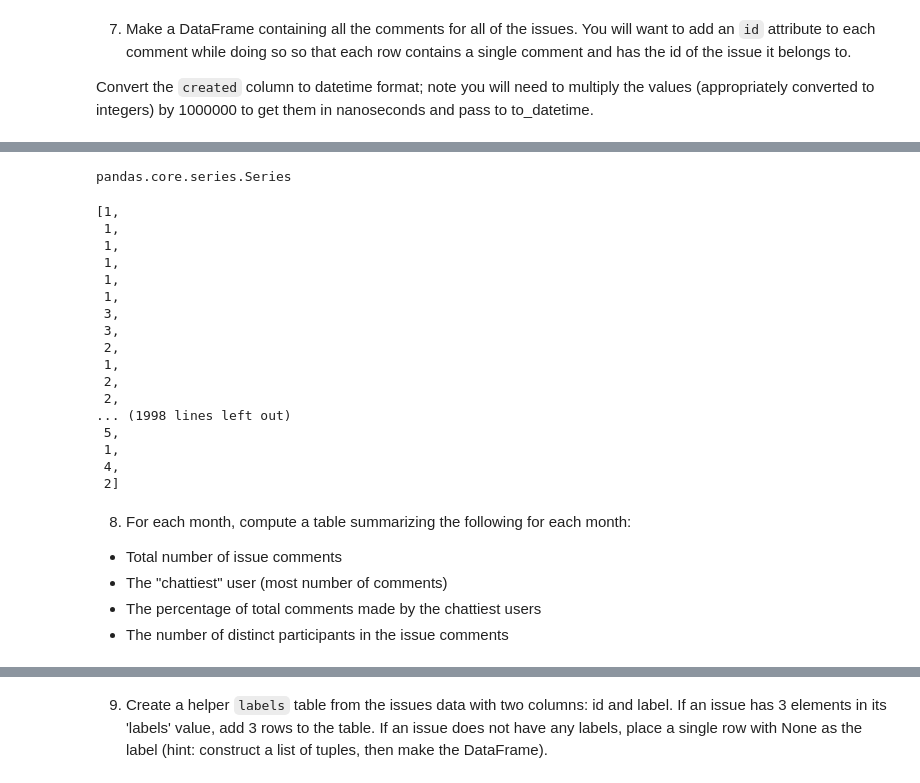
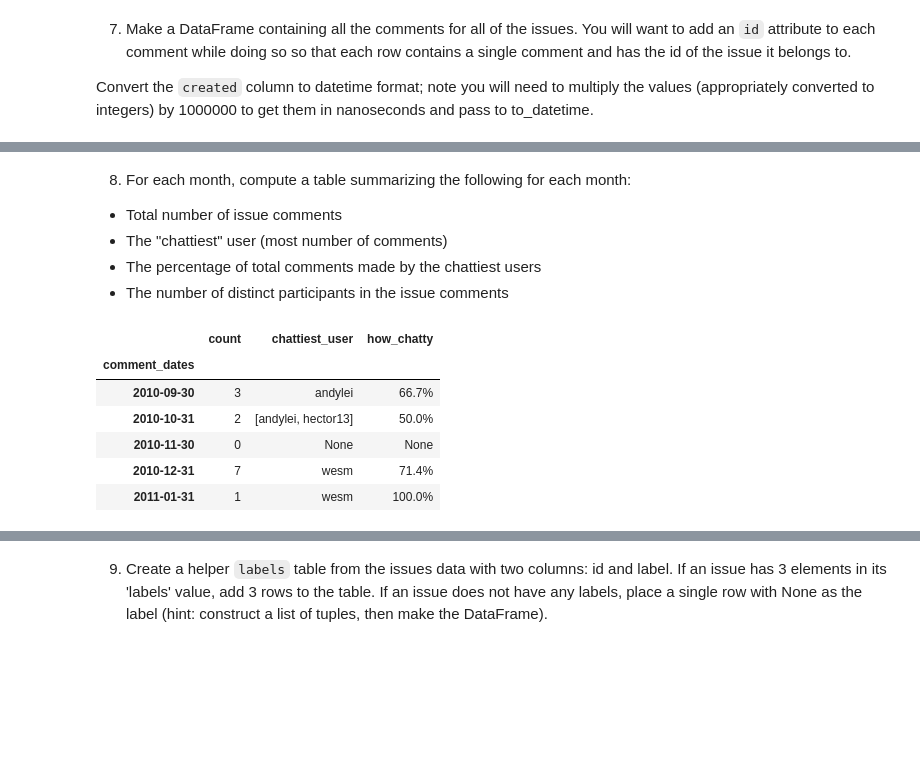
Before and after one commit to Phononic/Sean_Lubner_250HWs, a Jupyter notebook: hw7/hw7.ipynb, the cells around one changed output, grey strips where cells are left out. Drawn from its saved outputs; the diff is of its cells as text; code cells hidden in the pictures; blank space fills up the shorter version.

```diff
--- a/hw7/hw7.ipynb
+++ b/hw7/hw7.ipynb
@@ -163,12 +105,19 @@ df_raw2 = df_raw2[ [not x for x in df_raw2.id.duplicated()] ] # remove duplicate
 # list of issue creation times, extracted from comment
 comment_creations = []
 ids = []
-for my_id in df_raw2.id[:20]:
+users = []
+for my_id in df_raw2.id:
     for comment in df_raw2[df_raw2.id == my_id].comments.values[0]:
-        comment_creations.append(pd.to_datetime(int(comment['created'])*1000000))
+        comment_creations.append(pd.to_datetime(int(comment['created'])*1000000)) # do the conversion here
         ids.append(my_id)
+        users.append(df_raw2[df_raw2.id == my_id].user.values[0])
 #comment_creations2 = [pd.to_datetime(int(x[0]['created'])*1000000) for x in df_raw2.comments[:]]
 
-for i in xrange(len(comment_creations)):
-    print 'id:', ids[i], ', with comment creation:', comment_creations[i]
+# Create the DataFrame directly with the already-converted comment creation dates
+comments = pd.DataFrame({'id': pd.Series(ids), 'comment_dates': pd.Series(comment_creations),
+                         'user':pd.Series(users)})
+comments.user = comments.user.apply(lambda x: x['login'])
+#comments.sort_index(by='comment_dates', inplace=True) # make sure it's sorted
+comments.set_index('comment_dates', inplace=True)
+comments.head()
 # %% [output]
@@ -192,27 +131,3 @@ id: 428564 , with comment creation: 2010-12-17 02:45:20
-# %%
-type(df_raw2[df_raw2.id == 338909].user)#.values[0]
-# %% [output]
-pandas.core.series.Series
-# %%
-[len(x) for x in df_raw2.comments]
-# %% [output]
-[1,
- 1,
- 1,
- 1,
- 1,
- 1,
- 3,
- 3,
- 2,
- 1,
- 2,
- 2,
-... (1998 lines left out)
- 5,
- 1,
- 4,
- 2]
 # %% [markdown]
 8) For each month, compute a table summarizing the following for each month:
 
@@ -220,3 +135,43 @@ pandas.core.series.Series
 - The "chattiest" user (most number of comments)
 - The percentage of total comments made by the chattiest users
 - The number of distinct participants in the issue comments
+# %%
+def chattiest_user(x):
+    """ Takes in a Series of users who made comments, and returns the name of the chattiest user.
+        Returns a list of names of the chattiest users if there was a tie.  Returns None if noone commented. """
+    users = [x.unique()][0]
+    num_comments = [list(x.values).count(y) for y in users]
+    paired = zip(users,num_comments)
+    if len(users) > 0: # someone commented
+        mymax = max(num_comments)
+        chattiest = [x[0] for x in paired if x[1] == mymax]
+        if len(chattiest)==1:
+            chattiest = chattiest[0]
+    else:
+        chattiest = None
+    return chattiest
+
+def how_chatty(x):
+    """ Takes in a Series of users who made comments, and returns the percentage of total comments
+        made by the chattiest user.  Returns None if noone commented. """
+    users = [x.unique()][0]
+    num_comments = [list(x.values).count(y) for y in users]
+    if len(users) > 0: # someone commented
+        total = sum(num_comments)
+        mymax = max(num_comments)
+        pcnt = str(round(100.0*mymax/total,1))+'%'
+    else:
+        pcnt = None
+    return pcnt
+
+chatter = comments.user[:20.resample('M', how=['count', chattiest_user, how_chatty])
+
+chatter.head()
+# %% [output]
+|  | count | chattiest_user | how_chatty |
+| comment_dates |  |  |  |
+| 2010-09-30 | 3 | andylei | 66.7% |
+| 2010-10-31 | 2 | [andylei, hector13] | 50.0% |
+| 2010-11-30 | 0 | None | None |
+| 2010-12-31 | 7 | wesm | 71.4% |
+| 2011-01-31 | 1 | wesm | 100.0% |
```
Also changed, not shown: parts of 8 cells of this notebook.
